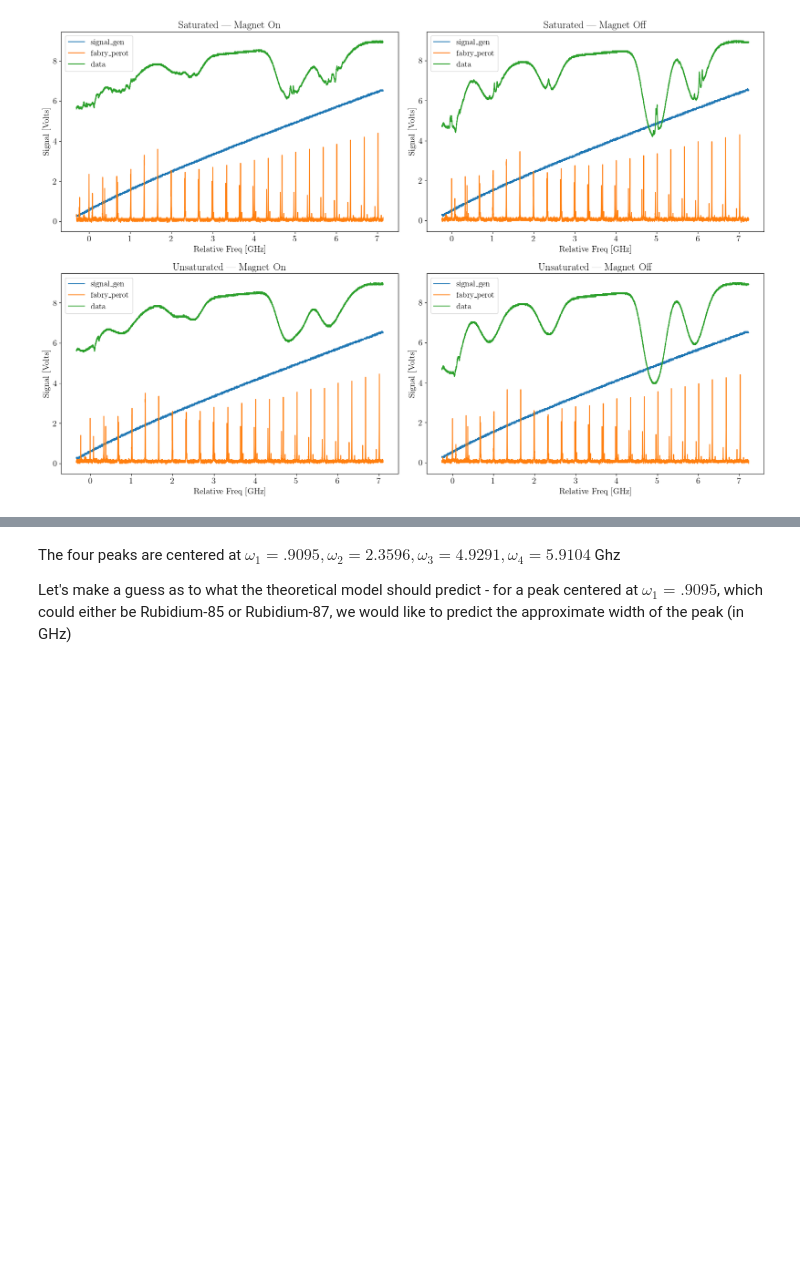
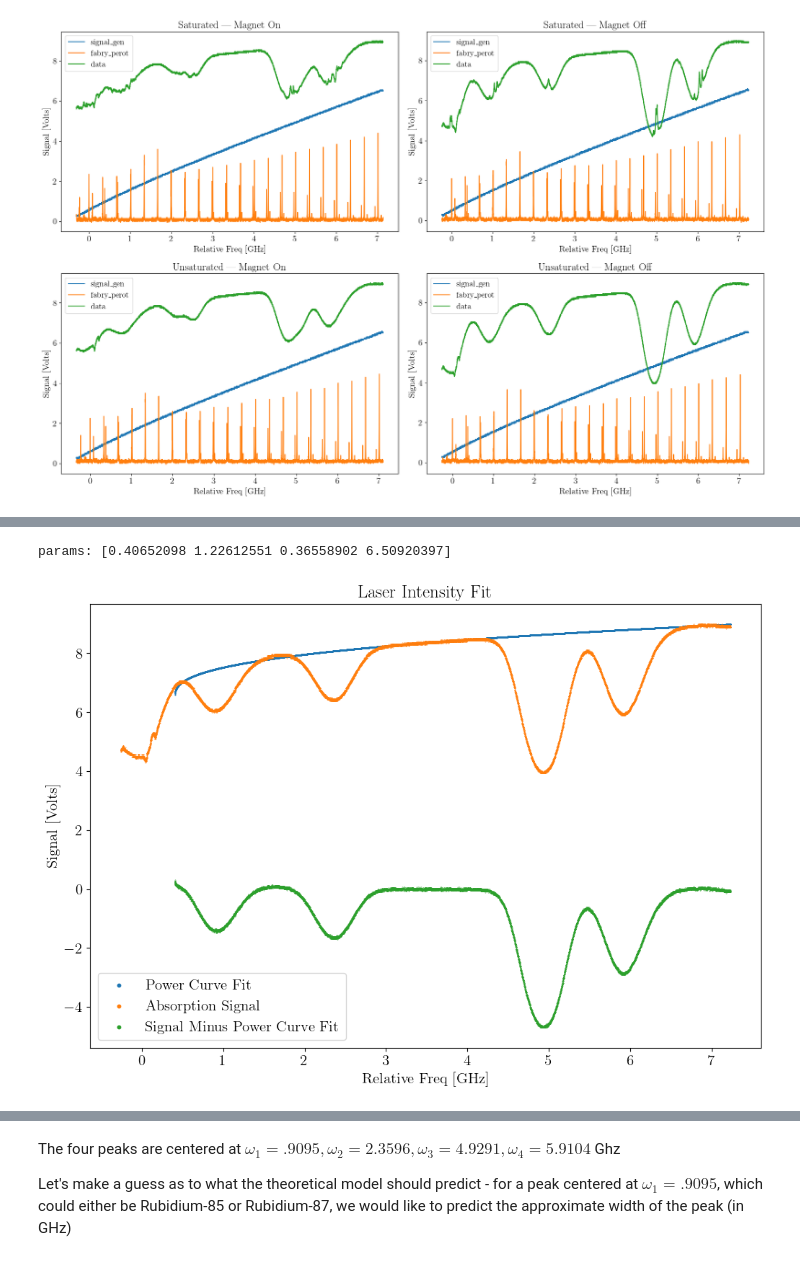
Before and after one commit to andres-luengo/alden-andres-max-most-dangerous-4450-trio, a Jupyter notebook: rb-spectroscopy/doppler_broadening.ipynb, the cells around one changed output, grey strips where cells are left out. Saved outputs shown, nothing was run; the diff lists cells and outputs as text; code cells hidden in the pictures; blank space fills up the shorter version.

Commit message:
add doppler changes, integrate into one model

```diff
--- a/rb-spectroscopy/doppler_broadening.ipynb
+++ b/rb-spectroscopy/doppler_broadening.ipynb
@@ -155,7 +155,12 @@ plt.show()
 # plt.savefig("DataSummary.png")
 # plt.show()
 # %%
-def absorption_model(x, x0, a, b, c, d):
-    return a * np.exp(-b * (x - x0)**2) + c * x + d
+def absorption_model(x, a1, x1, b1, a2, x2, b2, a3, x3, b3, a4, x4, b4):
+    return a1 * np.exp(-b1*(x-x1)**2) + a2 * np.exp(-b2*(x-x2)**2) + a3 * np.exp(-b3*(x-x3)**2) + a4 * np.exp(-b4*(x-x4)**2)
 
-print(absorption_model(1.5, 1, 1, 1, 0, 0))
+# fit this first to remove the curve in the data so that the multi-gaussian fit can be used
+def laser_amp_curve_model(x, x0, a, b, c):
+    return  a * (x-x0)**b  + c
+
+def laser_amp_curve_model2(x, a, b, c, d):
+    return  a * x**3 + b * x**2 + c * x + d
@@ -276,0 +203,51 @@ T(x) = (-2.970487098096827 ± 0.009209064252259877) * exp[-(8.521771746440931 ±
+# %%
+# fit this first to remove the curve in the data so that the multi-gaussian fit can be used
+def laser_amp_curve_model(x, x0, a, b, c):
+    return  a * (x-x0)**b  + c
+
+def laser_amp_curve_model2(x, a, b, c, d):
+    return  a * x**3 + b * x**2 + c * x + d
+
+def linear(x, a, b):
+    return a*x+b
+
+def quad(x, a, b, c):
+    return a * x **2 + b * x + c
+
+def cubic(x, a, b, c, d):
+    return a * x **3 + b * x **2 + c * x + d
+
+
+# Optimize intensity curve
+x0_guess=0
+a_guess = 1.5
+b_guess = .2
+c_guess = 2
+d_guess = 7
+
+p0 = [x0_guess, a_guess, b_guess, c_guess]
+
+las_int_popt, las_int_pcov = scipy.optimize.curve_fit(
+    laser_amp_curve_model,
+    power_curve_x,
+    power_curve_y,
+    p0=p0,
+    maxfev=100000
+)
+
+print(f"params: {las_int_popt}")
+
+power_curve_fit = laser_amp_curve_model(freqs, *las_int_popt)
+plt.figure(figsize=(12,8))
+plt.title("Laser Intensity Fit")
+plt.xlabel("Relative Freq [GHz]")
+plt.ylabel("Signal [Volts]")
+plt.scatter(freqs, power_curve_fit,s=.1,label="Power Curve Fit")
+plt.scatter(freqs, signal,s=.1,label="Absorption Signal")
+plt.scatter(freqs, signal-power_curve_fit,s=.1,label="Signal Minus Power Curve Fit")
+plt.legend(markerscale=10)
+# plt.savefig()
+plt.show()
+# %% [output]
+params: [0.40652098 1.22612551 0.36558902 6.50920397]
+[figure, added]
```
Also changed, not shown: parts of 4 cells of this notebook.
